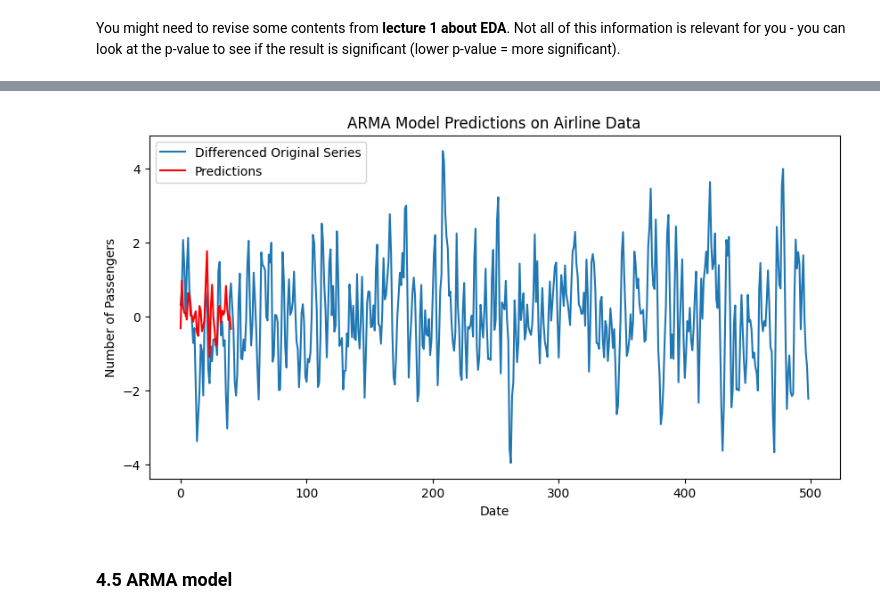
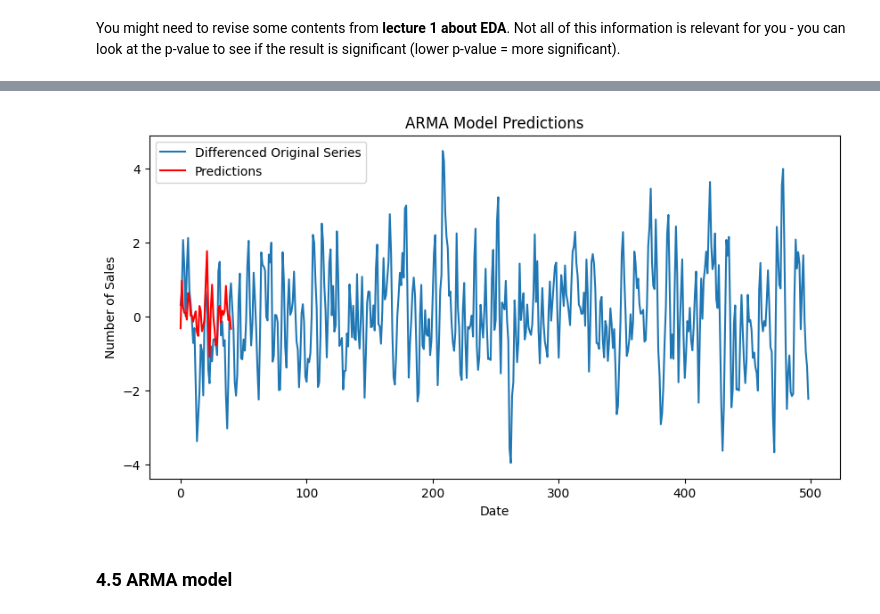
Before and after one commit to cg67qowo/Advanced-Data-Analysis-with-Python, a Jupyter notebook: Week_4/time-series_models.ipynb, the cells around one changed output, grey strips where cells are left out. Saved outputs shown, nothing was run; the diff lists cells and outputs as text; code cells hidden in the pictures.

```diff
--- a/Week_4/time-series_models.ipynb
+++ b/Week_4/time-series_models.ipynb
@@ -186,21 +185,21 @@ forecast_ci = forecast.conf_int()  # confidence intervals
 # %%
 # snippet from https://www.geeksforgeeks.org/data-science/arma-time-series-model/
 
 start = len(widget_sales_diff)
 end = start + 40
 predictions = MA_results.predict(start=start, end=end)
 
 # Plot the results
 plt.figure(figsize=(10, 5))
 plt.plot(widget_sales_diff, label='Differenced Original Series')
 plt.plot(predictions, label='Predictions', color='red')
 plt.legend()
-plt.title('ARMA Model Predictions on Airline Data')
+plt.title('ARMA Model Predictions')
 plt.xlabel('Date')
-plt.ylabel('Number of Passengers')
+plt.ylabel('Number of Sales')
 plt.show()
 # %% [output]
-[figure, old version]
+[figure, new version]
 # %% [markdown]
 ### 4.5 ARMA model
 # %%
```
Also changed, not shown: parts of 4 cells of this notebook, 4 other files.
